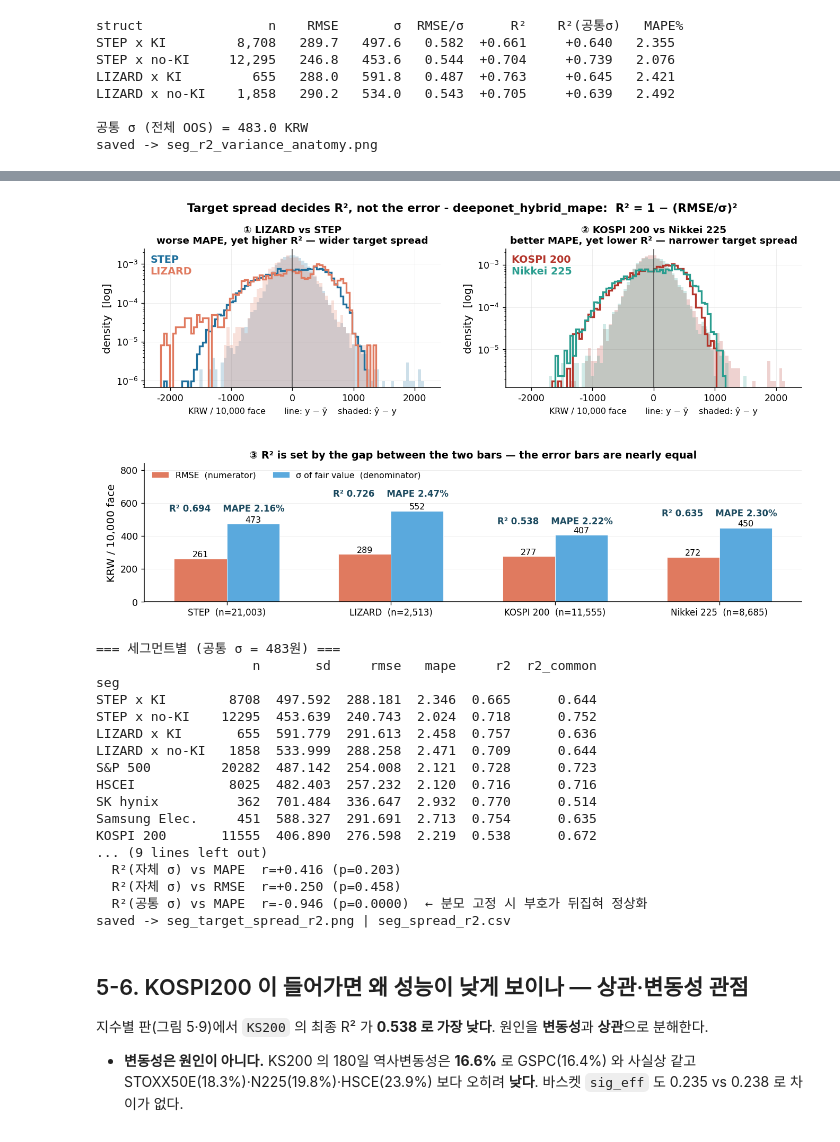
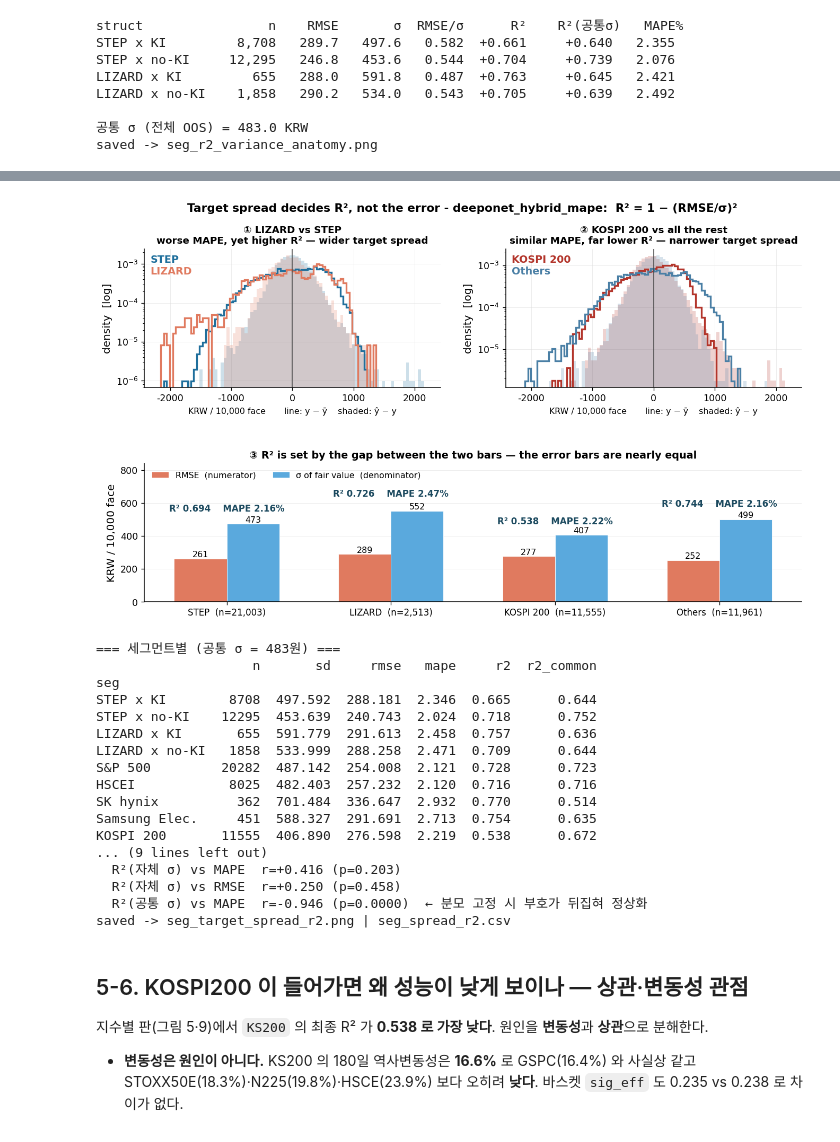
Before and after one commit to JUHWANKIM-ai/PI-DeepONet-ELS, a Jupyter notebook: 5_segment.ipynb, the cells around one changed output, grey strips where cells are left out. Drawn from its saved outputs; the diff is of its cells as text; code cells hidden in the pictures.

```diff
--- a/5_segment.ipynb
+++ b/5_segment.ipynb
@@ -894,7 +894,7 @@ from scipy.stats import pearsonr
 
 dS = M[M.model == STAGE_MODEL].copy()
 CLR = {"STEP": "#1f6f9c", "LIZARD": "#e07a5f",
-       "KOSPI 200": "#b3352b", "Nikkei 225": "#2a9d8f"}
+       "KOSPI 200": "#b3352b", "Others": "#4a7fa5"}
 
 
 def _stat(s):
@@ -910,8 +910,9 @@ def _tk(t):
     return dS[(dS.udl1 == t) | (dS.udl2 == t) | (dS.udl3 == t)]
 
 
+_hasks = (dS.udl1 == "^KS200") | (dS.udl2 == "^KS200") | (dS.udl3 == "^KS200")
 G = {"STEP": _stat(dS[dS.opt_type == "STEP"]), "LIZARD": _stat(dS[dS.opt_type == "LIZARD"]),
-     "KOSPI 200": _stat(_tk("^KS200")), "Nikkei 225": _stat(_tk("^N225"))}
+     "KOSPI 200": _stat(dS[_hasks]), "Others": _stat(dS[~_hasks])}
 
 fig = plt.figure(figsize=(_plot.SLIDE_W, 7.2))
 gs = fig.add_gridspec(2, 2, hspace=0.55, wspace=0.22)
@@ -937,8 +938,8 @@ def dev_panel(a, keys, title):
 
 dev_panel(fig.add_subplot(gs[0, 0]), ["STEP", "LIZARD"],
           "① LIZARD vs STEP\nworse MAPE, yet higher R² — wider target spread")
-dev_panel(fig.add_subplot(gs[0, 1]), ["KOSPI 200", "Nikkei 225"],
-          "② KOSPI 200 vs Nikkei 225\nbetter MAPE, yet lower R² — narrower target spread")
+dev_panel(fig.add_subplot(gs[0, 1]), ["KOSPI 200", "Others"],
+          "② KOSPI 200 vs all the rest\nsimilar MAPE, far lower R² — narrower target spread")
 
 # ③ 분자 vs 분모
 a = fig.add_subplot(gs[1, :])
@@ -966,36 +967,38 @@ fig.savefig(fm.image("seg_target_spread_r2"), dpi=400, bbox_inches="tight", tran
 plt.show()
 
 # 전 세그먼트 근거 (그림에는 넣지 않고 표·상관으로)
 ROWS = []
 for st in STRUCTS:
     ROWS.append(dict(seg=st, **{q: v for q, v in _stat(dS[dS.struct == st]).items()
                                 if q not in ("dev", "err")}))
 for t in pd.unique(pd.concat([dS.udl1, dS.udl2, dS.udl3]).dropna()):
     s = _tk(t)
     if len(s) >= 200:
         ROWS.append(dict(seg=uname(t), **{q: v for q, v in _stat(s).items()
                                           if q not in ("dev", "err")}))
 SEGT = pd.DataFrame(ROWS).set_index("seg")
 SD_ALL = float((dS.y_true - dS.y_true.mean()).std(ddof=0) * FACE)
 SEGT["r2_common"] = 1 - (SEGT.rmse / SD_ALL) ** 2
 SEGT.round(4).to_csv(fm.stat("seg_spread_r2"))
 
 print(f"=== 세그먼트별 (공통 σ = {SD_ALL:.0f}원) ===")
 print(SEGT[["n", "sd", "rmse", "mape", "r2", "r2_common"]].round(3).to_string())
 print("\n두 역설")
 print(f"  LIZARD   MAPE {G['LIZARD']['mape']:.3f}% > STEP {G['STEP']['mape']:.3f}% (나쁨) 인데 "
       f"R² {G['LIZARD']['r2']:.3f} > {G['STEP']['r2']:.3f} (좋음)  ← σ {G['LIZARD']['sd']:.0f} vs {G['STEP']['sd']:.0f}원")
-print(f"  KOSPI200 MAPE {G['KOSPI 200']['mape']:.3f}% < Nikkei225 {G['Nikkei 225']['mape']:.3f}% (좋음) 인데 "
-      f"R² {G['KOSPI 200']['r2']:.3f} < {G['Nikkei 225']['r2']:.3f} (나쁨)  ← σ {G['KOSPI 200']['sd']:.0f} vs {G['Nikkei 225']['sd']:.0f}원")
+_o = "Others"
+print(f"  KOSPI200 MAPE {G['KOSPI 200']['mape']:.3f}% vs 그 외 {G[_o]['mape']:.3f}% (거의 같음) 인데 "
+      f"R² {G['KOSPI 200']['r2']:.3f} vs {G[_o]['r2']:.3f} (0.2 이상 차)  "
+      f"← σ {G['KOSPI 200']['sd']:.0f} vs {G[_o]['sd']:.0f}원")
 print("\n전 세그먼트 상관 (R² 가 무엇을 따라가나)")
 for nm, col in (("σ", "sd"), ("MAPE", "mape"), ("RMSE", "rmse")):
     r = pearsonr(SEGT[col], SEGT.r2)
     print(f"  R²(자체 σ) vs {nm:5s} r={r[0]:+.3f} (p={r[1]:.3f})")
 r = pearsonr(SEGT.mape, SEGT.r2_common)
 print(f"  R²(공통 σ) vs MAPE  r={r[0]:+.3f} (p={r[1]:.4f})  ← 분모 고정 시 부호가 뒤집혀 정상화")
 print("saved ->", fm.image("seg_target_spread_r2").name, "|", fm.stat("seg_spread_r2").name)
 # %% [output]
-[figure, old version]
+[figure, new version]
 === 세그먼트별 (공통 σ = 483원) ===
                     n       sd     rmse   mape     r2  r2_common
 seg
```
Also changed, not shown: parts of 1 cell of this notebook.
